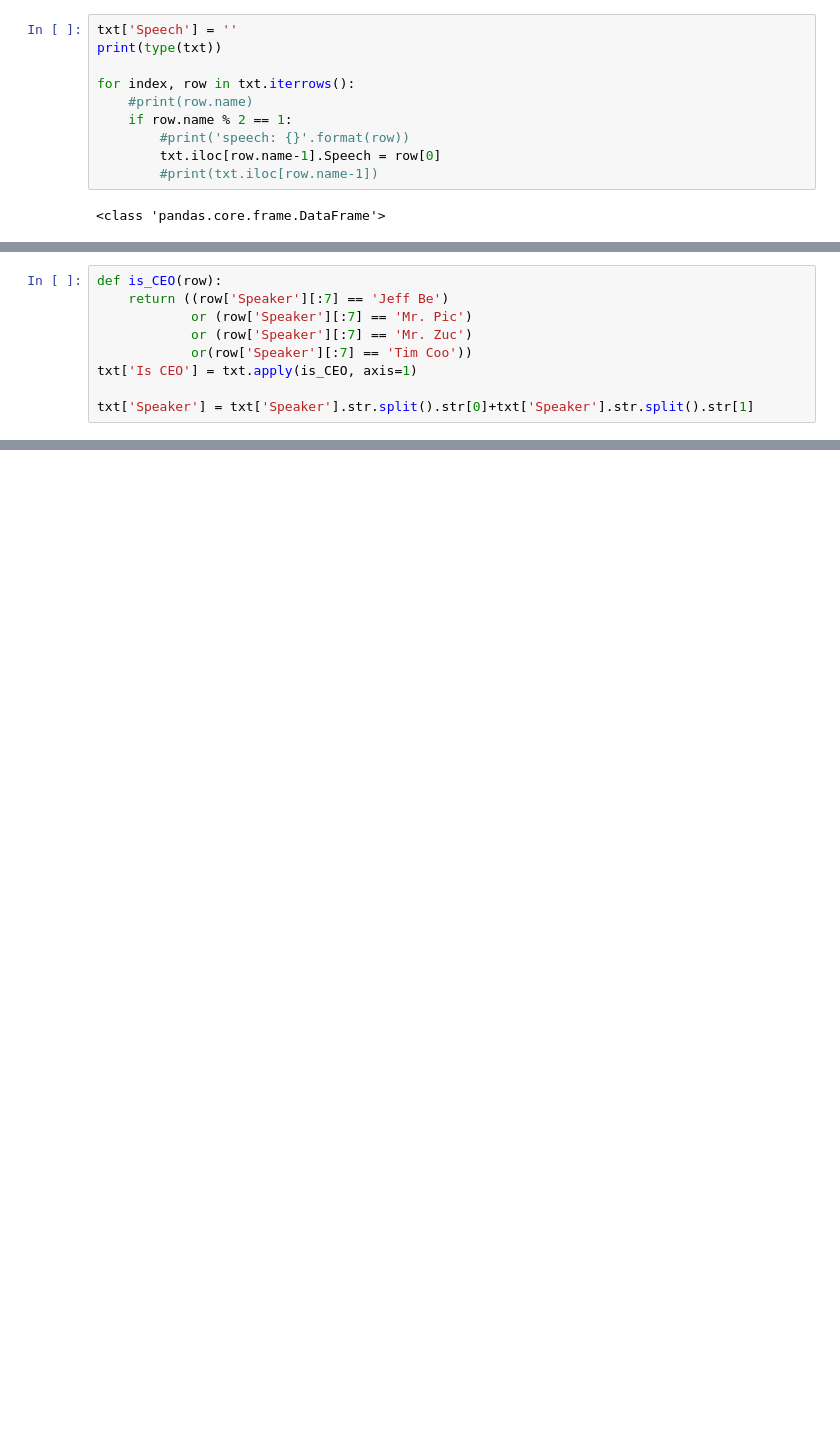
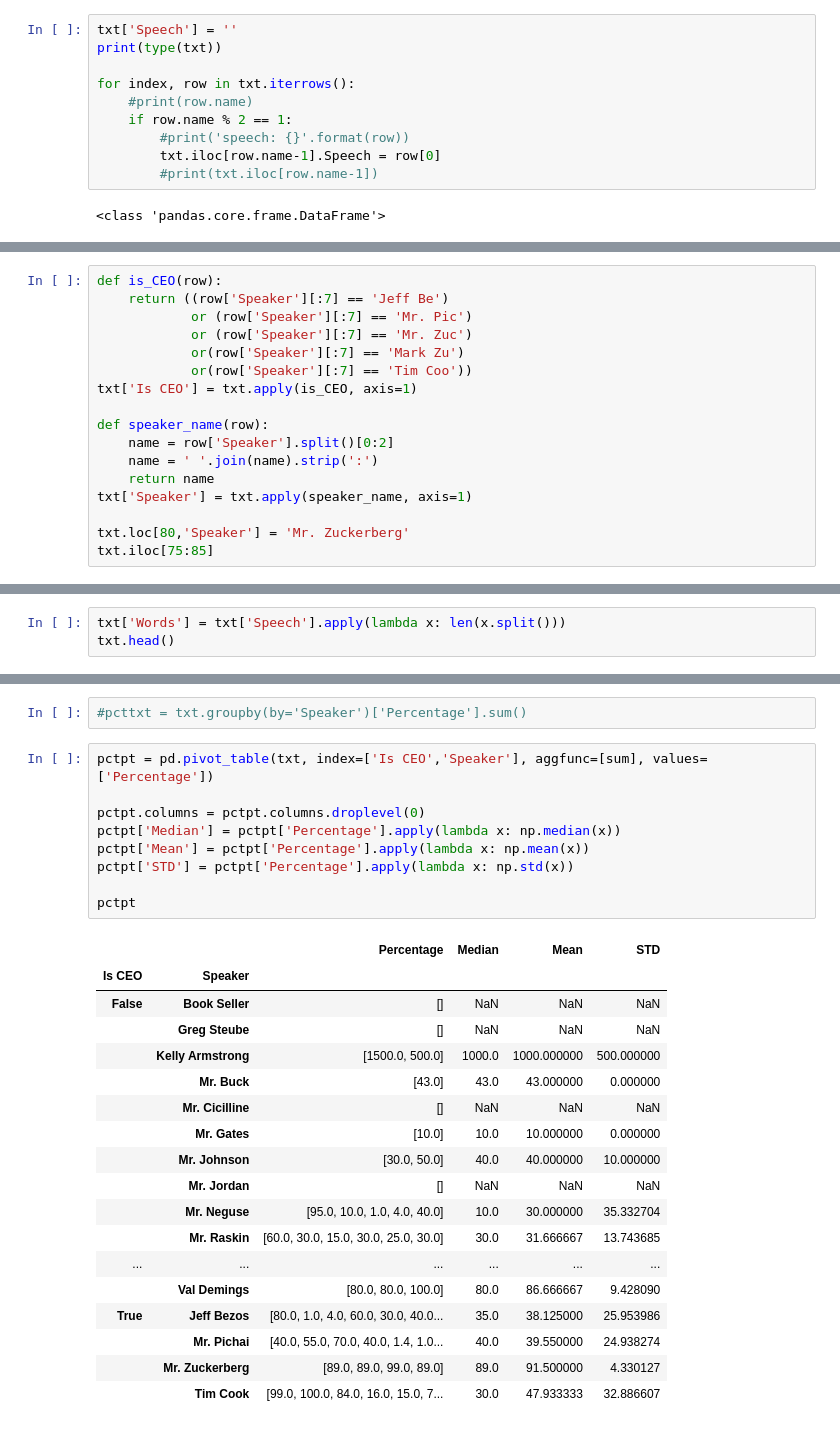
Before and after one commit to alfischer33/Big-Tech-Hearing, a Jupyter notebook: Big+Tech+Hearing+Data.ipynb, the cells around one changed output, grey strips where cells are left out. Drawn from its saved outputs; the diff is of its cells as text; blank space fills up the shorter version.

```diff
--- a/Big+Tech+Hearing+Data.ipynb
+++ b/Big+Tech+Hearing+Data.ipynb
@@ -1956,8 +70,16 @@ def is_CEO(row):
     return ((row['Speaker'][:7] == 'Jeff Be')
             or (row['Speaker'][:7] == 'Mr. Pic')
             or (row['Speaker'][:7] == 'Mr. Zuc')
+            or(row['Speaker'][:7] == 'Mark Zu')
             or(row['Speaker'][:7] == 'Tim Coo'))
 txt['Is CEO'] = txt.apply(is_CEO, axis=1)
 
-txt['Speaker'] = txt['Speaker'].str.split().str[0]+txt['Speaker'].str.split().str[1]
+def speaker_name(row):
+    name = row['Speaker'].split()[0:2]
+    name = ' '.join(name).strip(':')
+    return name
+txt['Speaker'] = txt.apply(speaker_name, axis=1)
+
+txt.loc[80,'Speaker'] = 'Mr. Zuckerberg'
+txt.iloc[75:85]
 # %% [output]
@@ -1996,0 +97,3 @@ pt
+# %%
+txt['Words'] = txt['Speech'].apply(lambda x: len(x.split()))
+txt.head()
@@ -1996,0 +194,30 @@ pt
+# %%
+#pcttxt = txt.groupby(by='Speaker')['Percentage'].sum()
+# %%
+pctpt = pd.pivot_table(txt, index=['Is CEO','Speaker'], aggfunc=[sum], values=['Percentage'])
+
+pctpt.columns = pctpt.columns.droplevel(0)
+pctpt['Median'] = pctpt['Percentage'].apply(lambda x: np.median(x))
+pctpt['Mean'] = pctpt['Percentage'].apply(lambda x: np.mean(x))
+pctpt['STD'] = pctpt['Percentage'].apply(lambda x: np.std(x))
+
+pctpt
+# %% [output]
+|  |  | Percentage | Median | Mean | STD |
+| Is CEO | Speaker |  |  |  |  |
+| False | Book Seller | [] | NaN | NaN | NaN |
+|  | Greg Steube | [] | NaN | NaN | NaN |
+|  | Kelly Armstrong | [1500.0, 500.0] | 1000.0 | 1000.000000 | 500.000000 |
+|  | Mr. Buck | [43.0] | 43.0 | 43.000000 | 0.000000 |
+|  | Mr. Cicilline | [] | NaN | NaN | NaN |
+|  | Mr. Gates | [10.0] | 10.0 | 10.000000 | 0.000000 |
+|  | Mr. Johnson | [30.0, 50.0] | 40.0 | 40.000000 | 10.000000 |
+|  | Mr. Jordan | [] | NaN | NaN | NaN |
+|  | Mr. Neguse | [95.0, 10.0, 1.0, 4.0, 40.0] | 10.0 | 30.000000 | 35.332704 |
+|  | Mr. Raskin | [60.0, 30.0, 15.0, 30.0, 25.0, 30.0] | 30.0 | 31.666667 | 13.743685 |
+| ... | ... | ... | ... | ... | ... |
+|  | Val Demings | [80.0, 80.0, 100.0] | 80.0 | 86.666667 | 9.428090 |
+| True | Jeff Bezos | [80.0, 1.0, 4.0, 60.0, 30.0, 40.0... | 35.0 | 38.125000 | 25.953986 |
+|  | Mr. Pichai | [40.0, 55.0, 70.0, 40.0, 1.4, 1.0... | 40.0 | 39.550000 | 24.938274 |
+|  | Mr. Zuckerberg | [89.0, 89.0, 99.0, 89.0] | 89.0 | 91.500000 | 4.330127 |
+|  | Tim Cook | [99.0, 100.0, 84.0, 16.0, 15.0, 7... | 30.0 | 47.933333 | 32.886607 |
```
Also changed, not shown: parts of 11 cells of this notebook, 1 other file.
